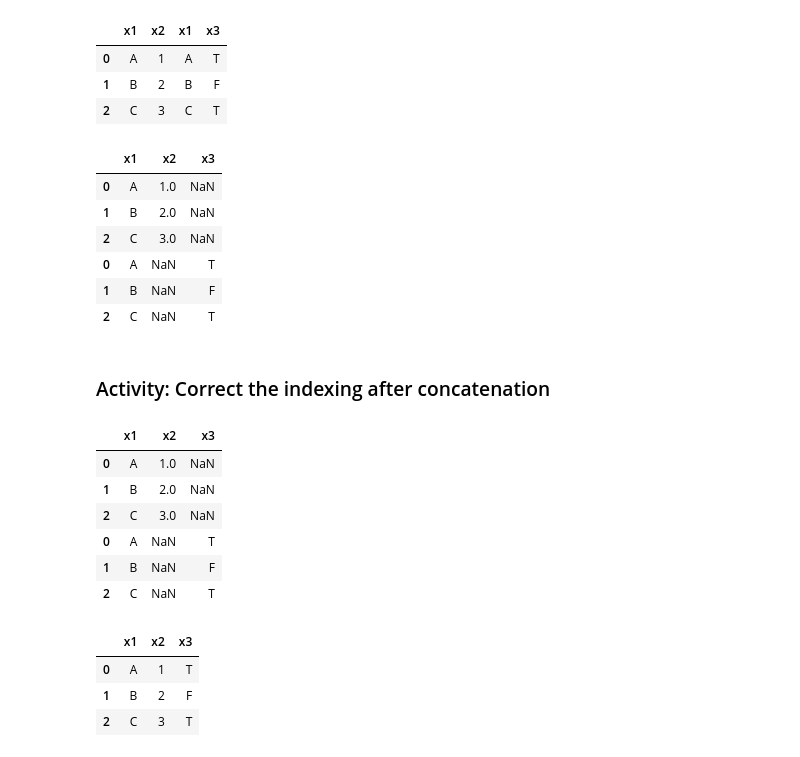
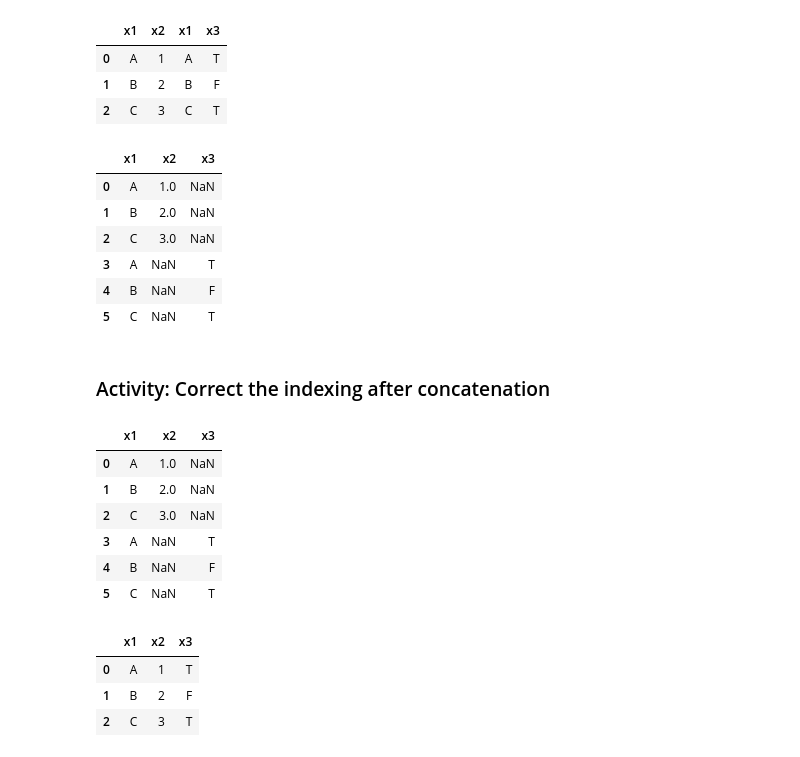
Before and after one commit to Make-School-Courses/DS-1.1-Data-Analysis, a Jupyter notebook: Notebooks/Pandas_Merge_Concatenate.ipynb, the cells around one changed output. Drawn from its saved outputs; the diff is of its cells as text; code cells hidden in the pictures.

```diff
--- a/Notebooks/Pandas_Merge_Concatenate.ipynb
+++ b/Notebooks/Pandas_Merge_Concatenate.ipynb
@@ -45,6 +45,9 @@ outer: use union of keys from both frames, similar to a SQL full outer join; sor
 
 inner: use intersection of keys from both frames, similar to a SQL inner join; preserve the order of the left keys.
 # %%
+adf = pd.DataFrame(data={'x1': ['A', 'B', 'C', 'D'], 'x2' : [1, 2, 3, 4]})
+bdf = pd.DataFrame(data={'x3' : ['T', 'F', 'T', "F"]})
+
 pd.merge(adf, bdf, how='left')
 
 #There's no C in bdf so corresponding value in merged x3 is NaN
@@ -135,24 +136,24 @@ pd.concat([adf, cdf], sort=False)
 | 0 | A | 1.0 | NaN |
 | 1 | B | 2.0 | NaN |
 | 2 | C | 3.0 | NaN |
-| 0 | A | NaN | T |
-| 1 | B | NaN | F |
-| 2 | C | NaN | T |
+| 3 | A | NaN | T |
+| 4 | B | NaN | F |
+| 5 | C | NaN | T |
 # %% [markdown]
 ### Activity: Correct the indexing after concatenation
 # %%
 # Correct the indexing after concatenation
 # ignore_index: whether or not the original row labels from should be retained
-df = pd.concat([adf, cdf])
+df = pd.concat([adf, cdf], ignore_index=True)
 df
 # %% [output]
 |  | x1 | x2 | x3 |
 | 0 | A | 1.0 | NaN |
 | 1 | B | 2.0 | NaN |
 | 2 | C | 3.0 | NaN |
-| 0 | A | NaN | T |
-| 1 | B | NaN | F |
-| 2 | C | NaN | T |
+| 3 | A | NaN | T |
+| 4 | B | NaN | F |
+| 5 | C | NaN | T |
 # %%
 pd.merge(adf, cdf, how='left')
 # %% [output]
```
Also changed, not shown: parts of 4 cells of this notebook, 2 other files.
